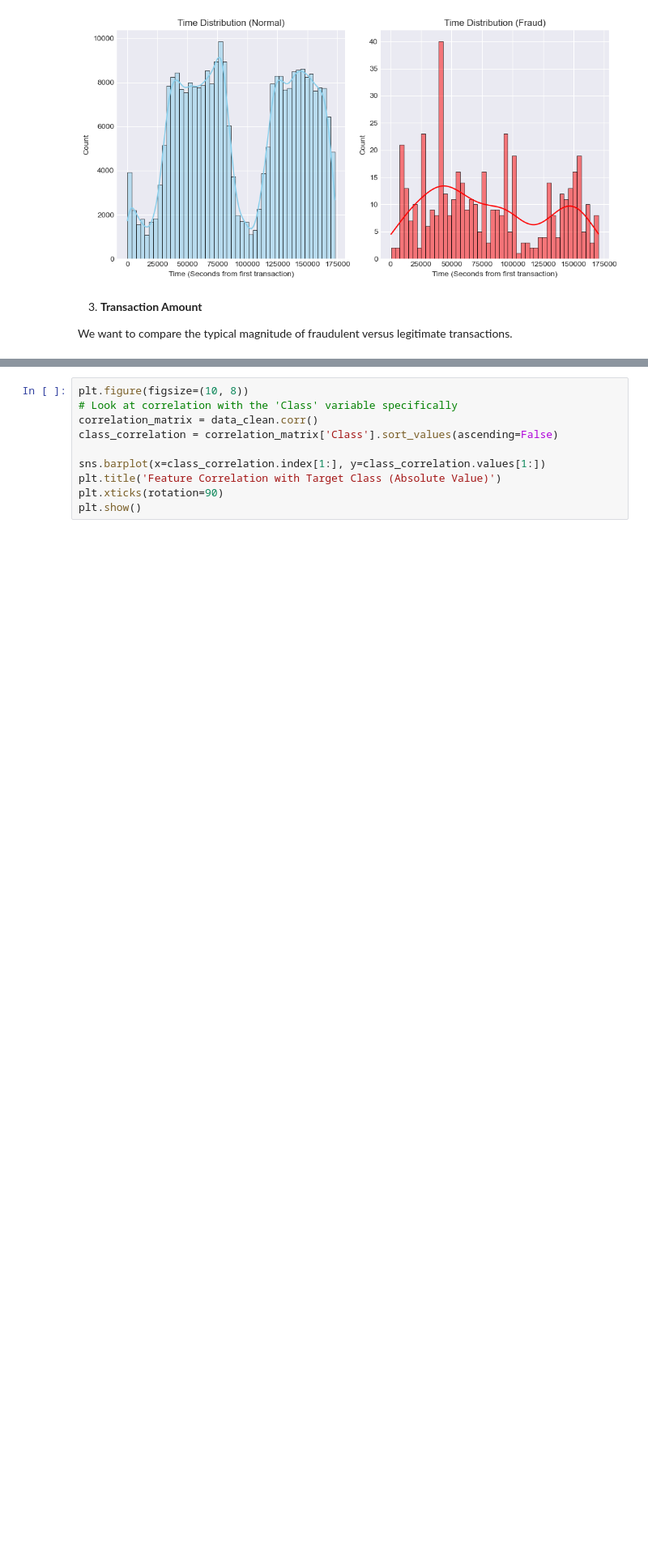
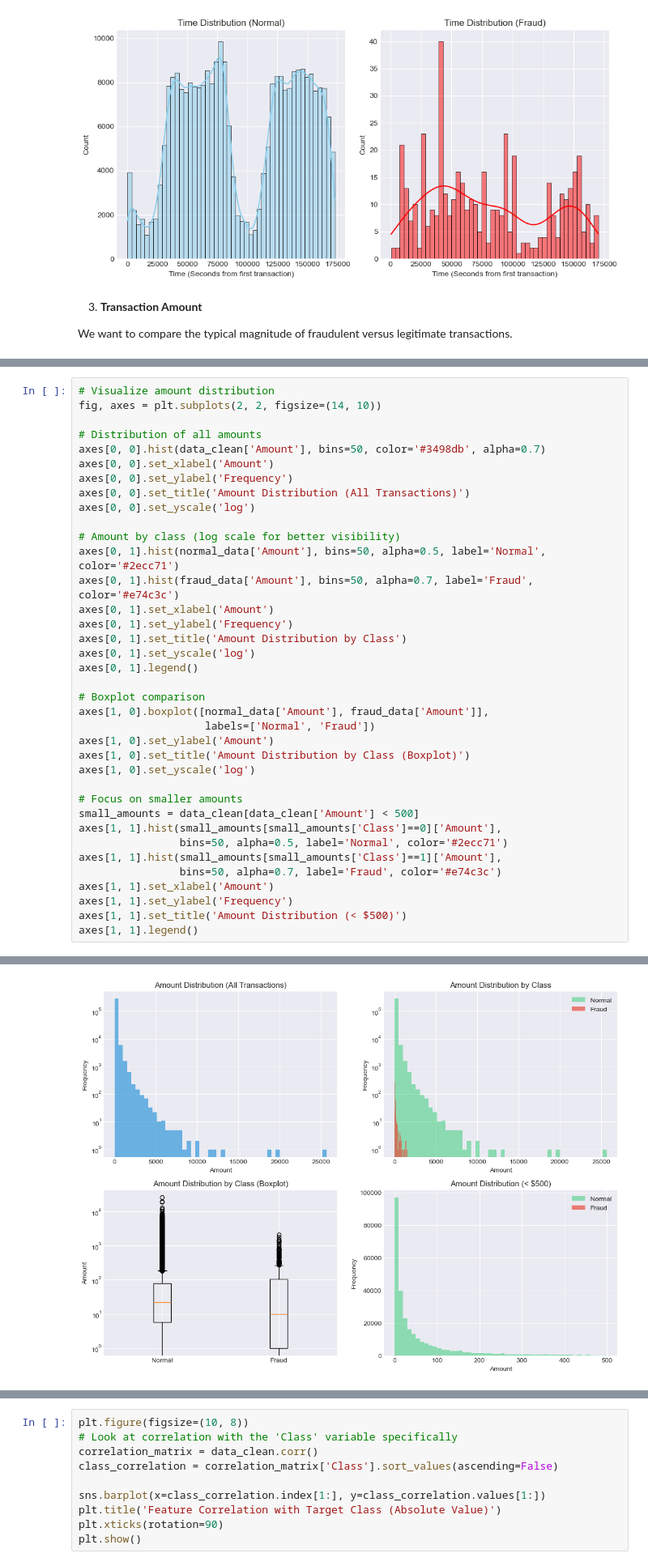
Before and after one commit to mwendemichelle4-dev/Credit-Card-Fraud-Detection-Analysis, a Jupyter notebook: Notebook.ipynb, the cells around one changed output, grey strips where cells are left out. Shown at 81% size. Drawn from its saved outputs; the diff is of its cells as text; blank space fills up the shorter version.

```diff
--- a/Notebook.ipynb
+++ b/Notebook.ipynb
@@ -364,0 +385,38 @@ plt.show()
+# %%
+# Visualize amount distribution
+fig, axes = plt.subplots(2, 2, figsize=(14, 10))
+
+# Distribution of all amounts
+axes[0, 0].hist(data_clean['Amount'], bins=50, color='#3498db', alpha=0.7)
+axes[0, 0].set_xlabel('Amount')
+axes[0, 0].set_ylabel('Frequency')
+axes[0, 0].set_title('Amount Distribution (All Transactions)')
+axes[0, 0].set_yscale('log')
+
+# Amount by class (log scale for better visibility)
+axes[0, 1].hist(normal_data['Amount'], bins=50, alpha=0.5, label='Normal', color='#2ecc71')
+axes[0, 1].hist(fraud_data['Amount'], bins=50, alpha=0.7, label='Fraud', color='#e74c3c')
+axes[0, 1].set_xlabel('Amount')
+axes[0, 1].set_ylabel('Frequency')
+axes[0, 1].set_title('Amount Distribution by Class')
+axes[0, 1].set_yscale('log')
+axes[0, 1].legend()
+
+# Boxplot comparison
+axes[1, 0].boxplot([normal_data['Amount'], fraud_data['Amount']],
+                    labels=['Normal', 'Fraud'])
+axes[1, 0].set_ylabel('Amount')
+axes[1, 0].set_title('Amount Distribution by Class (Boxplot)')
+axes[1, 0].set_yscale('log')
+
+# Focus on smaller amounts
+small_amounts = data_clean[data_clean['Amount'] < 500]
+axes[1, 1].hist(small_amounts[small_amounts['Class']==0]['Amount'],
+                bins=50, alpha=0.5, label='Normal', color='#2ecc71')
+axes[1, 1].hist(small_amounts[small_amounts['Class']==1]['Amount'],
+                bins=50, alpha=0.7, label='Fraud', color='#e74c3c')
+axes[1, 1].set_xlabel('Amount')
+axes[1, 1].set_ylabel('Frequency')
+axes[1, 1].set_title('Amount Distribution (< $500)')
+axes[1, 1].legend()
+# %% [output]
@@ -364,0 +424 @@ plt.show()
+[figure, added]
```
Also changed, not shown: parts of 25 cells of this notebook.
